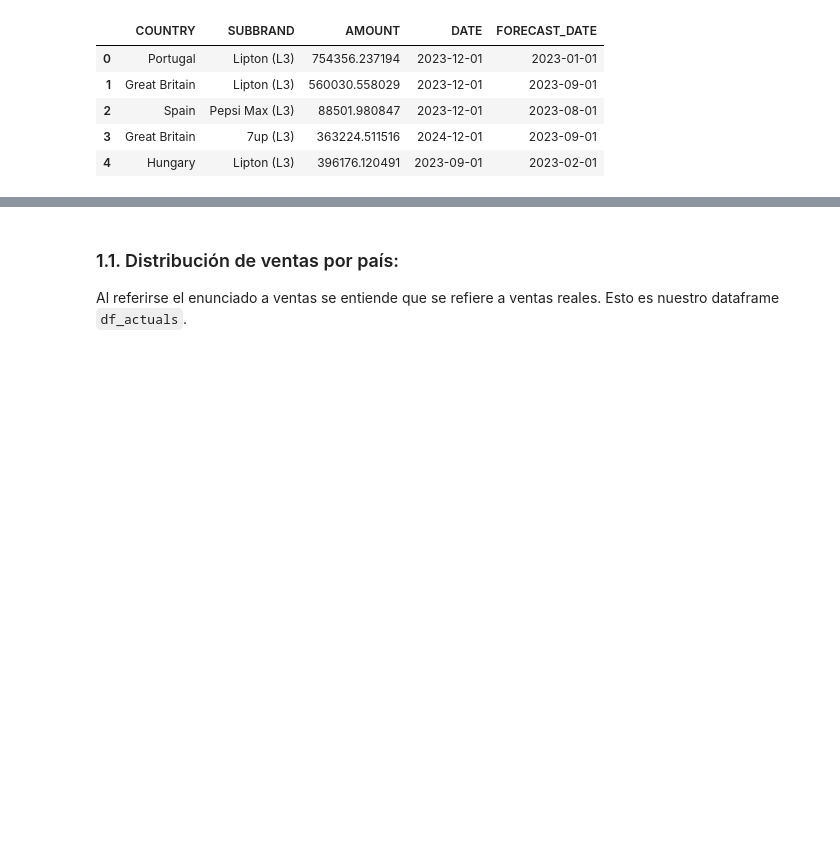
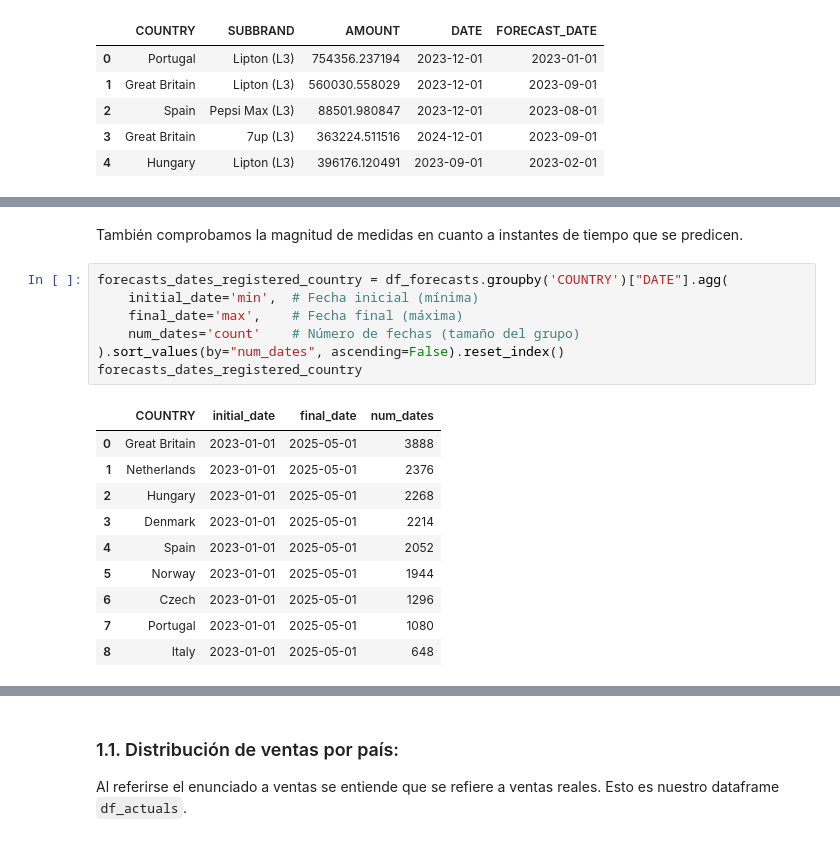
Before and after one commit to Alf-caput/data-visualization, a Jupyter notebook: ejercicios-clase/ejercicio3.ipynb, the cells around one changed output, grey strips where cells are left out. Cells and saved outputs as stored; diff of their text form; blank space fills up the shorter version.

```diff
--- a/ejercicios-clase/ejercicio3.ipynb
+++ b/ejercicios-clase/ejercicio3.ipynb
@@ -218,0 +270,20 @@ df_forecasts.head()
+# %% [markdown]
+También comprobamos la magnitud de medidas en cuanto a instantes de tiempo que se predicen.
+# %%
+forecasts_dates_registered_country = df_forecasts.groupby('COUNTRY')["DATE"].agg(
+    initial_date='min',  # Fecha inicial (mínima)
+    final_date='max',    # Fecha final (máxima)
+    num_dates='count'    # Número de fechas (tamaño del grupo)
+).sort_values(by="num_dates", ascending=False).reset_index()
+forecasts_dates_registered_country
+# %% [output]
+|  | COUNTRY | initial_date | final_date | num_dates |
+| 0 | Great Britain | 2023-01-01 | 2025-05-01 | 3888 |
+| 1 | Netherlands | 2023-01-01 | 2025-05-01 | 2376 |
+| 2 | Hungary | 2023-01-01 | 2025-05-01 | 2268 |
+| 3 | Denmark | 2023-01-01 | 2025-05-01 | 2214 |
+| 4 | Spain | 2023-01-01 | 2025-05-01 | 2052 |
+| 5 | Norway | 2023-01-01 | 2025-05-01 | 1944 |
+| 6 | Czech | 2023-01-01 | 2025-05-01 | 1296 |
+| 7 | Portugal | 2023-01-01 | 2025-05-01 | 1080 |
+| 8 | Italy | 2023-01-01 | 2025-05-01 | 648 |
```
Also changed, not shown: parts of 20 cells of this notebook.
